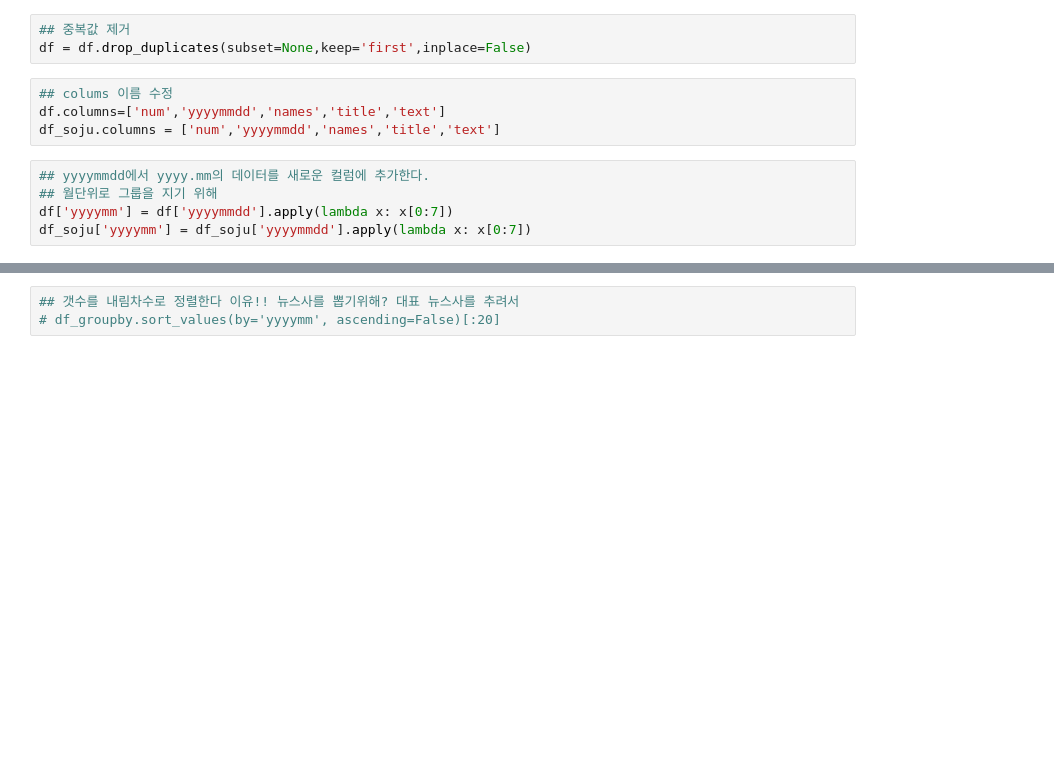
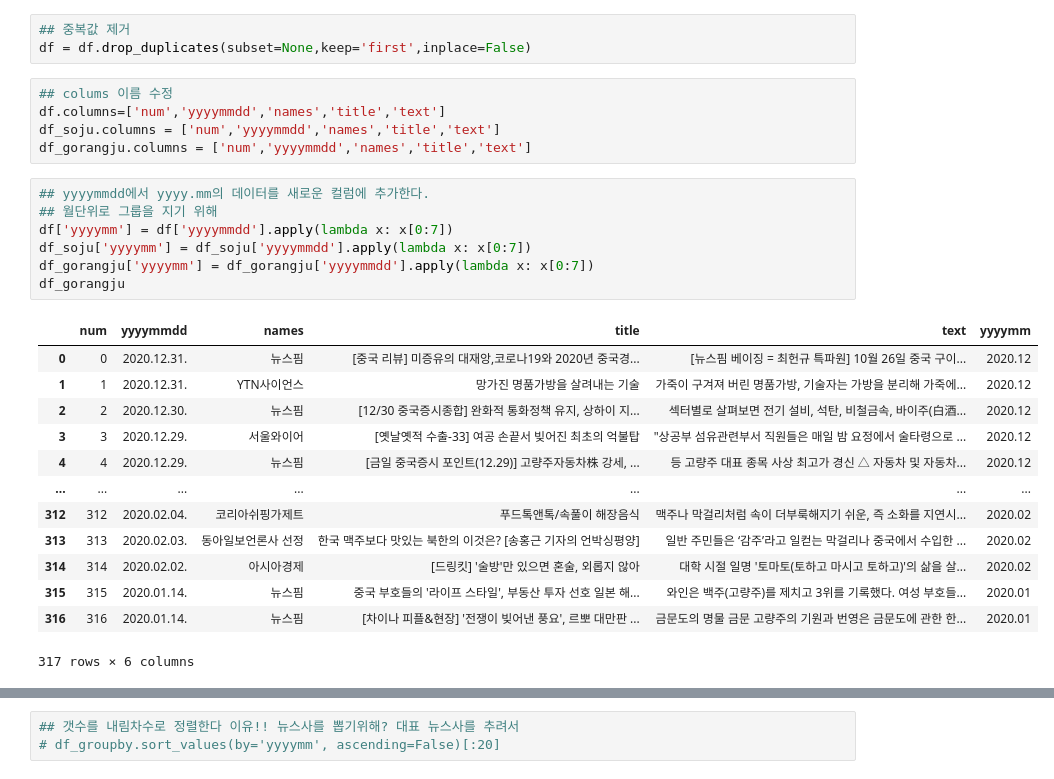
Before and after one commit to BitcampPandamouse/project, a Jupyter notebook: Naver_News_Project/NaverNews_Data_Plot.ipynb, the cells around one changed output, grey strips where cells are left out. Cells and saved outputs as stored; diff of their text form; blank space fills up the shorter version.

```diff
--- a/Naver_News_Project/NaverNews_Data_Plot.ipynb
+++ b/Naver_News_Project/NaverNews_Data_Plot.ipynb
@@ -47,11 +52,28 @@ df = df.drop_duplicates(subset=None,keep='first',inplace=False)
 ## colums 이름 수정
 df.columns=['num','yyyymmdd','names','title','text']
 df_soju.columns = ['num','yyyymmdd','names','title','text']
+df_gorangju.columns = ['num','yyyymmdd','names','title','text']
 # %%
 ## yyyymmdd에서 yyyy.mm의 데이터를 새로운 컬럼에 추가한다.
 ## 월단위로 그룹을 지기 위해
 df['yyyymm'] = df['yyyymmdd'].apply(lambda x: x[0:7])
 df_soju['yyyymm'] = df_soju['yyyymmdd'].apply(lambda x: x[0:7])
+df_gorangju['yyyymm'] = df_gorangju['yyyymmdd'].apply(lambda x: x[0:7])
+df_gorangju
+# %% [output]
+|  | num | yyyymmdd | names | title | text | yyyymm |
+| 0 | 0 | 2020.12.31. | 뉴스핌 | [중국 리뷰] 미증유의 대재앙,코로나19와 2020년 중국경... | [뉴스핌 베이징 = 최헌규 특파원] 10월 26일 중국 구이... | 2020.12 |
+| 1 | 1 | 2020.12.31. | YTN사이언스 | 망가진 명품가방을 살려내는 기술 | 가죽이 구겨져 버린 명품가방, 기술자는 가방을 분리해 가죽에... | 2020.12 |
+| 2 | 2 | 2020.12.30. | 뉴스핌 | [12/30 중국증시종합] 완화적 통화정책 유지, 상하이 지... | 섹터별로 살펴보면 전기 설비, 석탄, 비철금속, 바이주(白酒... | 2020.12 |
+| 3 | 3 | 2020.12.29. | 서울와이어 | [옛날옛적 수출-33] 여공 손끝서 빚어진 최초의 억불탑 | "상공부 섬유관련부서 직원들은 매일 밤 요정에서 술타령으로 ... | 2020.12 |
+| 4 | 4 | 2020.12.29. | 뉴스핌 | [금일 중국증시 포인트(12.29)] 고량주자동차株 강세, ... | 등 고량주 대표 종목 사상 최고가 경신 △ 자동차 및 자동차... | 2020.12 |
+| ... | ... | ... | ... | ... | ... | ... |
+| 312 | 312 | 2020.02.04. | 코리아쉬핑가제트 | 푸드톡앤톡/속풀이 해장음식 | 맥주나 막걸리처럼 속이 더부룩해지기 쉬운, 즉 소화를 지연시... | 2020.02 |
+| 313 | 313 | 2020.02.03. | 동아일보언론사 선정 | 한국 맥주보다 맛있는 북한의 이것은? [송홍근 기자의 언박싱평양] | 일반 주민들은 ‘감주’라고 일컫는 막걸리나 중국에서 수입한 ... | 2020.02 |
+| 314 | 314 | 2020.02.02. | 아시아경제 | [드링킷] '술방'만 있으면 혼술, 외롭지 않아 | 대학 시절 일명 '토마토(토하고 마시고 토하고)'의 삶을 살... | 2020.02 |
+| 315 | 315 | 2020.01.14. | 뉴스핌 | 중국 부호들의 '라이프 스타일', 부동산 투자 선호 일본 해... | 와인은 백주(고량주)를 제치고 3위를 기록했다. 여성 부호들... | 2020.01 |
+| 316 | 316 | 2020.01.14. | 뉴스핌 | [차이나 피플&현장] '전쟁이 빚어낸 풍요', 르뽀 대만판 ... | 금문도의 명물 금문 고량주의 기원과 번영은 금문도에 관한 한... | 2020.01 |
+317 rows × 6 columns
 # %%
 ## 그룹화[].agg(카운트)
 df_groupby = df.groupby(['yyyymm']).agg('size')
```
Also changed, not shown: parts of 7 cells of this notebook, 2 other files.
